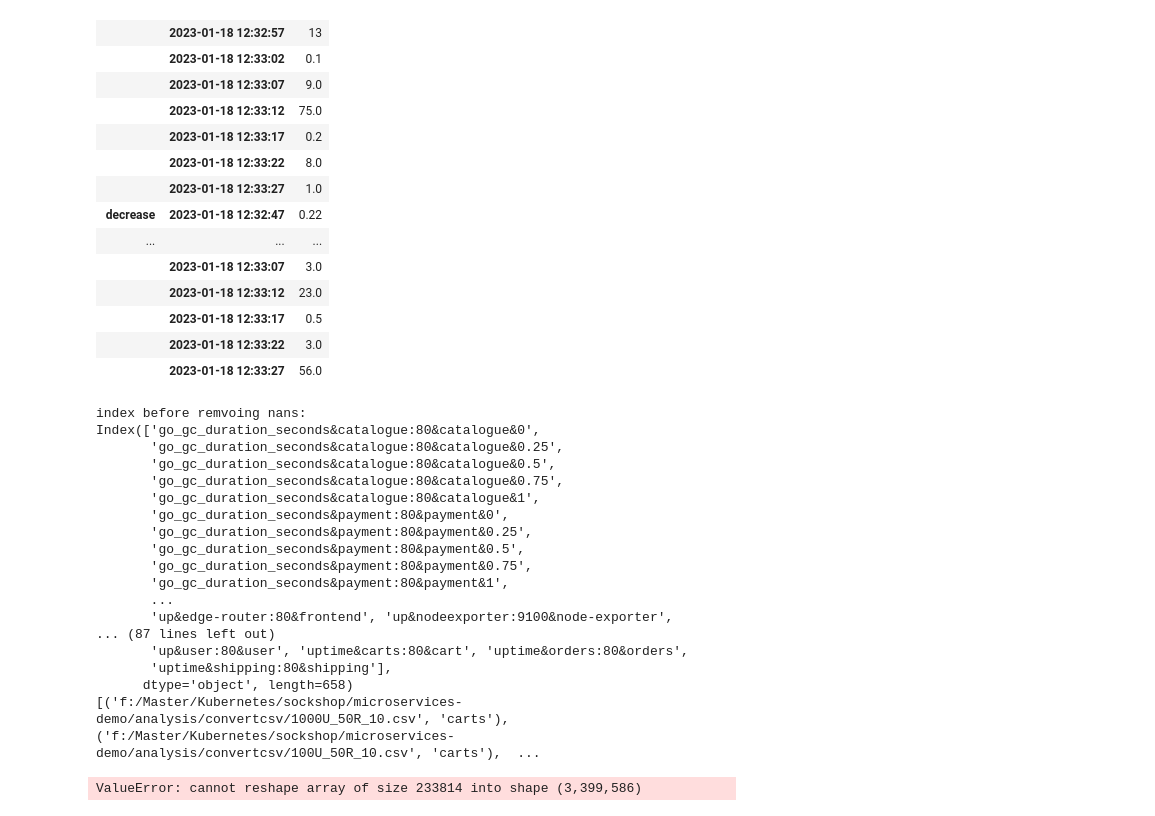
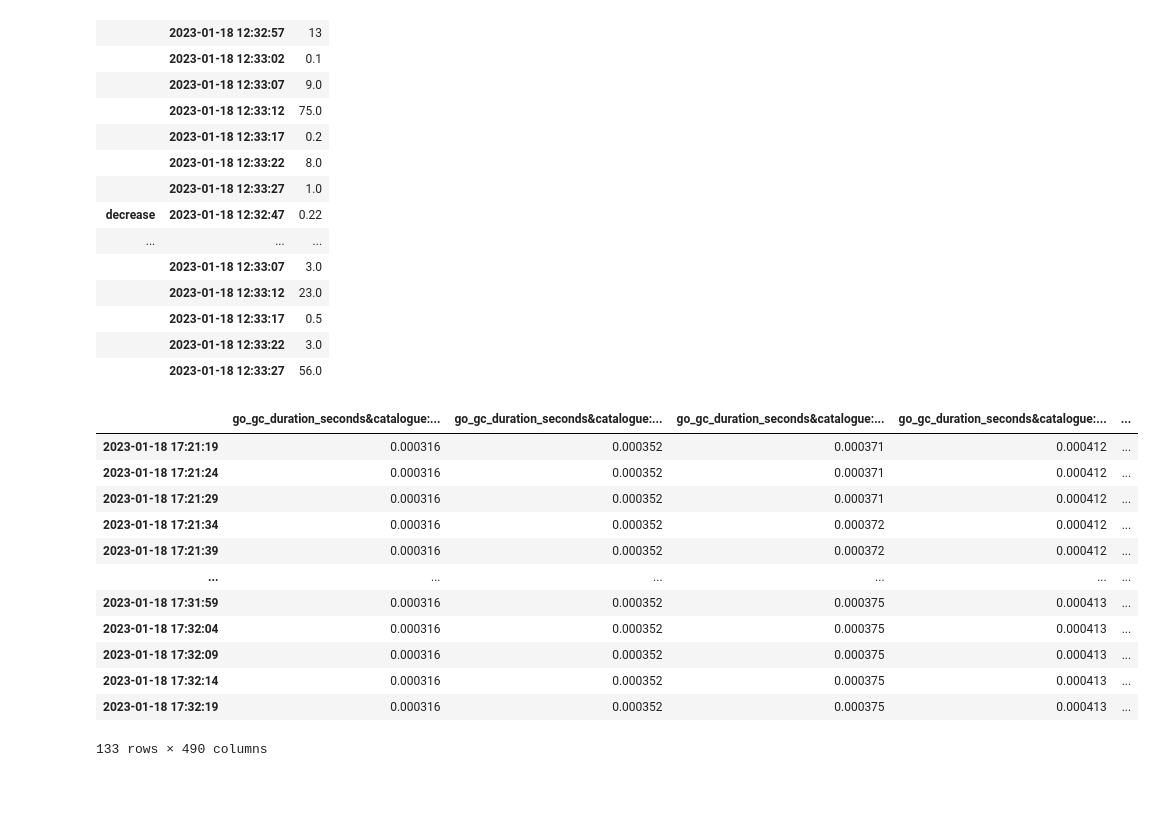
Before and after one commit to microservices-demo/microservices-demo, a Jupyter notebook: analysis/convertcsv/convert_csv_panel.ipynb, the cells around one changed output. Drawn from its saved outputs; the diff is of its cells as text; code cells hidden in the pictures; blank space fills up the shorter version.

```diff
--- a/analysis/convertcsv/convert_csv_panel.ipynb
+++ b/analysis/convertcsv/convert_csv_panel.ipynb
@@ -171,11 +171,9 @@ def readcsv_modified(csv_loc:str):
     return s
 
 def removeNaNs(df:pd.DataFrame) -> pd.DataFrame:
-    print("index before remvoing nans:", df.columns)
     for col in df.columns:
         if df[col].isna().any():
             df = df.drop(col, axis=1)
-    print("index after removing nans", df.columns)
     return df
 
 def removeUniqueColumns(first:pd.DataFrame, second:pd.DataFrame) -> tuple:
@@ -183,6 +181,19 @@ def removeUniqueColumns(first:pd.DataFrame, second:pd.DataFrame) -> tuple:
     reduced_old = first.reindex(columns=common_columns)
     reduced_new = second.reindex(columns=common_columns)
     return reduced_old, reduced_new
+
+def removeUniqueColumns2(frames:list) -> list:
+    template:pd.DataFrame = frames[0]
+    #Round 1: Reduces the first frame to be the smallest size to match with everyone
+    for frame in frames[1:]:
+        common_columns = template.columns.intersection(frame.columns)
+        template = template.reindex(columns=common_columns)
+    returnlist = [template]
+    #Round 2: Reduces all the other ones to the same minimum
+    for frame in frames[1:]:
+        common_columns = template.columns.intersection(frame.columns)
+        returnlist.append(frame.reindex(columns=common_columns))
+    return returnlist
 
 def readcsvs(csv_loc_list:list):
     individual_dataframes = []
@@ -195,17 +206,19 @@ def readcsvs(csv_loc_list:list):
     for frame in individual_dataframes:
         removed_nans.append(removeNaNs(frame))
 
-    initial_df = removed_nans[0]
-    removed_unique_cols = []
-    for frame in removed_nans[1:]:
-        reduced_frames = removeUniqueColumns(initial_df, frame)
-        initial_df = reduced_frames[0]
-        removed_unique_cols.append(reduced_frames[1])
-    removed_unique_cols.append(initial_df)
+    # initial_df = removed_nans[0]
+    # removed_unique_cols = []
+    # for frame in removed_nans[1:]:
+    #     reduced_frames = removeUniqueColumns(initial_df, frame)
+    #     initial_df = reduced_frames[0]
+    #     removed_unique_cols.append(reduced_frames[1])
+
+    # removed_unique_cols.append(initial_df)
+    removed_unique_cols = removeUniqueColumns2(removed_nans)
     concated = pd.concat(removed_unique_cols, keys=[f'csv {i}' for i in range(1, len(removed_unique_cols)+1)])
 
     concated.index = pd.MultiIndex.from_tuples([(idx, date) for idx, date in zip(concated.index.get_level_values(0), concated.index.get_level_values(1))], names=['files','times'])
-
+    return removed_unique_cols
     return concated
 
 def add_to_frame(csv_loc:str, frame:pd.DataFrame, name:str):
@@ -231,50 +244,44 @@ def add_to_frame(csv_loc:str, frame:pd.DataFrame, name:str):
 
 
     df = pd.DataFrame(vals,  index=new_index, columns=frame.columns)
     return df
 
 # catalog = readcsv("../Test_datasets/catalog.csv", "catalog")
 # updated = add_to_frame("../Test_datasets/even_load.csv", catalog, "even_load")
 # updated = add_to_frame("../Test_datasets/catalog2.csv",updated, "catalog")
 # updated
 #simple = readcsv("../Test_datasets/simple1.csv", "simple1")
 #simple2 = readcsv("../Test_datasets/simple2.csv", "simple1")
 # simple
 #Do I really have to synchronize the dates? What happens if I just let them be as they are. Does the algorithm care? It would be relative and not absolute anyway. Fuck all this actually. Just concat that shit?
 #266 * 601
 #Could not broadcast from 133,601.
 file_list = ["F:/Master/Kubernetes/sockshop/microservices-demo/analysis/Test_datasets/catalog.csv",
              "F:/Master/Kubernetes/sockshop/microservices-demo/analysis/Test_datasets/catalog2.csv",
              "F:/Master/Kubernetes/sockshop/microservices-demo/analysis/Test_datasets/even_load.csv"]
 complete_df = readcsvs(file_list)
 
 from get_all_metrics_with_tags import get_all_metrics_with_tags
 better_file_list = get_all_metrics_with_tags(r"F:\Master\Kubernetes\sockshop\microservices-demo\query\automated\generated_csvs")
-print(better_file_list)
 #from sklearn.preprocessing import StandardScaler
-
+complete_df[0]
 
 
 from sktime.transformations.panel.rocket import Rocket
 
 rocket = Rocket()
 rocket.fit(complete_df)
 # %% [output]
+|  | go_gc_duration_seconds&catalogue:... | go_gc_duration_seconds&catalogue:... | go_gc_duration_seconds&catalogue:... | go_gc_duration_seconds&catalogue:... | ... |
+| 2023-01-18 17:21:19 | 0.000316 | 0.000352 | 0.000371 | 0.000412 | ... |
+| 2023-01-18 17:21:24 | 0.000316 | 0.000352 | 0.000371 | 0.000412 | ... |
+| 2023-01-18 17:21:29 | 0.000316 | 0.000352 | 0.000371 | 0.000412 | ... |
+| 2023-01-18 17:21:34 | 0.000316 | 0.000352 | 0.000372 | 0.000412 | ... |
+| 2023-01-18 17:21:39 | 0.000316 | 0.000352 | 0.000372 | 0.000412 | ... |
+| ... | ... | ... | ... | ... | ... |
+| 2023-01-18 17:31:59 | 0.000316 | 0.000352 | 0.000375 | 0.000413 | ... |
+| 2023-01-18 17:32:04 | 0.000316 | 0.000352 | 0.000375 | 0.000413 | ... |
+| 2023-01-18 17:32:09 | 0.000316 | 0.000352 | 0.000375 | 0.000413 | ... |
+| 2023-01-18 17:32:14 | 0.000316 | 0.000352 | 0.000375 | 0.000413 | ... |
+| 2023-01-18 17:32:19 | 0.000316 | 0.000352 | 0.000375 | 0.000413 | ... |
-index before remvoing nans: Index(['go_gc_duration_seconds&catalogue:80&catalogue&0',
-       'go_gc_duration_seconds&catalogue:80&catalogue&0.25',
-       'go_gc_duration_seconds&catalogue:80&catalogue&0.5',
-       'go_gc_duration_seconds&catalogue:80&catalogue&0.75',
-       'go_gc_duration_seconds&catalogue:80&catalogue&1',
-       'go_gc_duration_seconds&payment:80&payment&0',
-       'go_gc_duration_seconds&payment:80&payment&0.25',
-       'go_gc_duration_seconds&payment:80&payment&0.5',
-       'go_gc_duration_seconds&payment:80&payment&0.75',
-       'go_gc_duration_seconds&payment:80&payment&1',
-       ...
-       'up&edge-router:80&frontend', 'up&nodeexporter:9100&node-exporter',
-... (87 lines left out)
-       'up&user:80&user', 'uptime&carts:80&cart', 'uptime&orders:80&orders',
-       'uptime&shipping:80&shipping'],
-      dtype='object', length=658)
-[('f:/Master/Kubernetes/sockshop/microservices-demo/analysis/convertcsv/1000U_50R_10.csv', 'carts'), ('f:/Master/Kubernetes/sockshop/microservices-demo/analysis/convertcsv/100U_50R_10.csv', 'carts'),  ...
+133 rows × 490 columns
-ValueError: cannot reshape array of size 233814 into shape (3,399,586)
```
